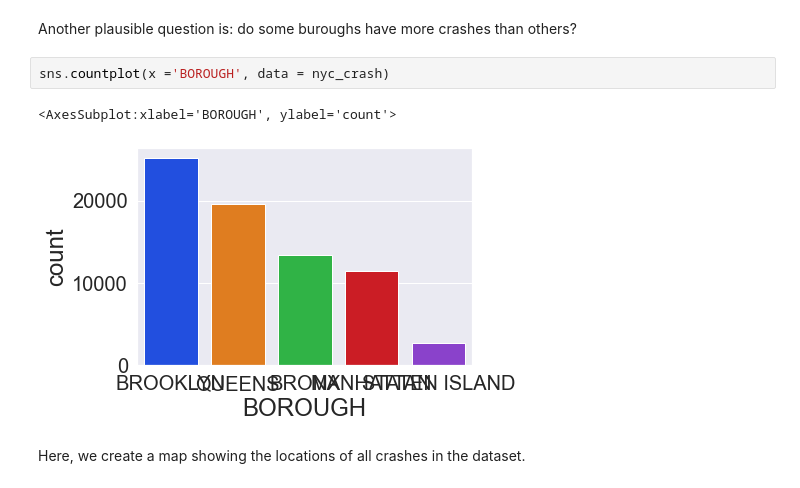
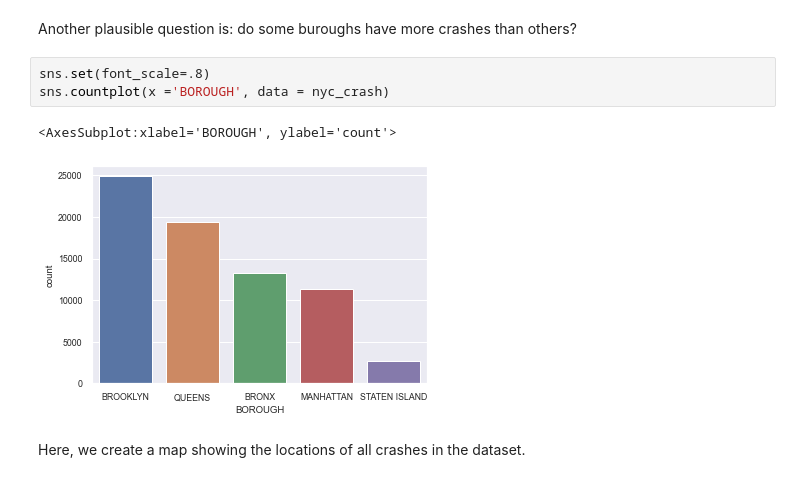
Before and after one commit to statds/nyc-open-data-presentation-nyc-crash-visualization-analysis, a Jupyter notebook: NYC_2021_Crash_Visualizations.ipynb, the cells around one changed output. Saved outputs shown, nothing was run; the diff lists cells and outputs as text.

Commit message:
adjusting font size in plots

```diff
--- a/NYC_2021_Crash_Visualizations.ipynb
+++ b/NYC_2021_Crash_Visualizations.ipynb
@@ -29,10 +29,11 @@ We observe that majority of crashes involved know injuries, and the number of in
 # %% [markdown]
 Another plausible question is: do some buroughs have more crashes than others?
 # %%
+sns.set(font_scale=.8)
 sns.countplot(x ='BOROUGH', data = nyc_crash)
 # %% [output]
 <AxesSubplot:xlabel='BOROUGH', ylabel='count'>
-[figure, old version]
+[figure, new version]
 # %% [markdown]
 Here, we create a map showing the locations of all crashes in the dataset.
 # %%
```
